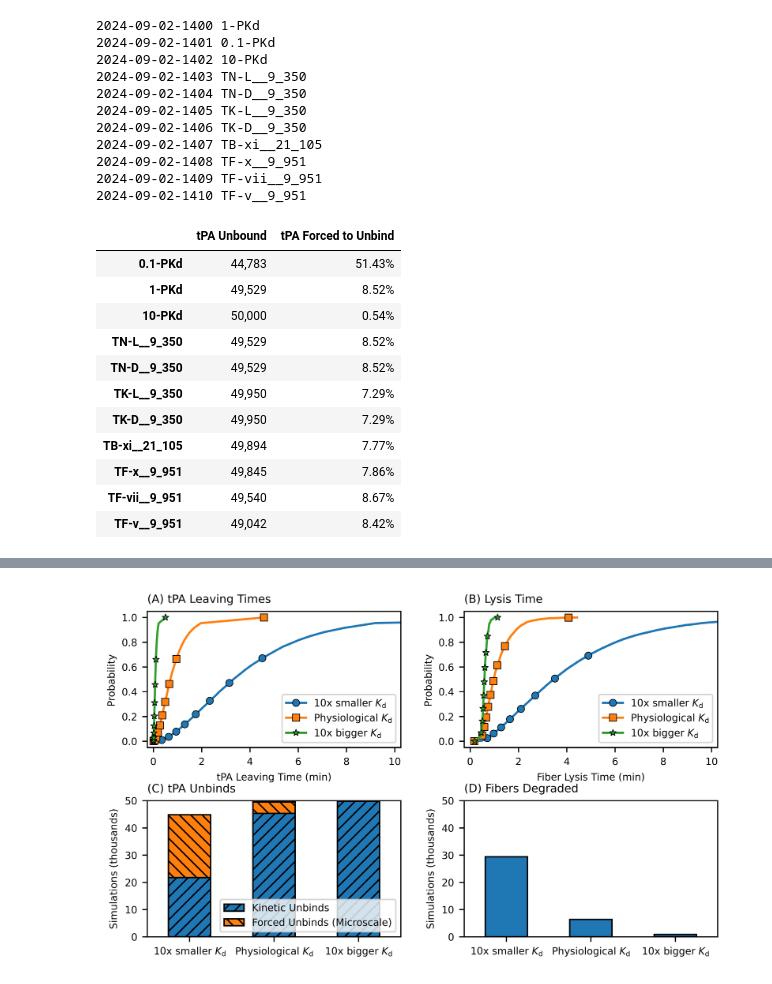
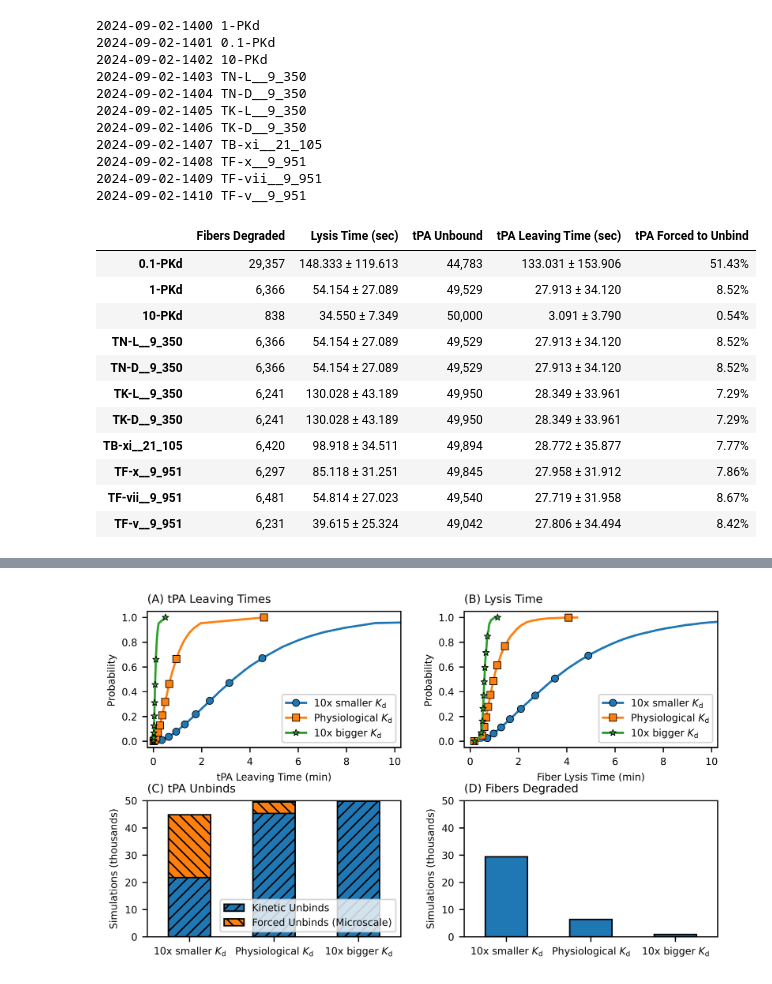
Before and after one commit to UCO-OpResearch/lysis, a Jupyter notebook: src/python/Jupyter Notebooks/2024-09-02-1400 - F-Micro Multi-Process.ipynb, the cells around one changed output, grey strips where cells are left out. Drawn from its saved outputs; the diff is of its cells as text; code cells hidden in the pictures.

```diff
--- a/src/python/Jupyter Notebooks/2024-09-02-1400 - F-Micro Multi-Process.ipynb
+++ b/src/python/Jupyter Notebooks/2024-09-02-1400 - F-Micro Multi-Process.ipynb
@@ -402,2 +406,6 @@ tPA_self_unbind.shape
 # %%
-tPA_self_unbind.min()
+set_size = e.micro_params.simulations // 100
+tPA_leave_time = np.fromfile(os.path.join(e.os_path, f"tPA_time_{file_code}.dat"))
+indices = tPA_leave_time.argsort()
+tPA_leave_time[indices[0]], tPA_leave_time[indices[-1]]
+tsectPA = np.append([0], tPA_leave_time[indices[set_size - 1 :: set_size]])
@@ -405,0 +412,11 @@ tPA_self_unbind.min()
+# %%
+lysis_complete = np.fromfile(os.path.join(e.os_path, f"lyscomplete_{file_code}.dat"), dtype=np.int32).astype(
+    bool
+)
+simulation_complete_time = np.fromfile(os.path.join(e.os_path, f"lysis_{file_code}.dat"))
+lysis_time = simulation_complete_time
+lysis_time[~lysis_complete] = 6000
+lysis_time_stacked = np.stack(
+    [np.sort(lysis_time[indices[i * set_size : (i + 1) * set_size]]) for i in range(100)]
+)
+lysis_time_stacked
@@ -469,42 +500,42 @@ for run in runs:
 # %%
 mean_std_string = "{mean:.3f} \u00B1 {std:.3f}"
 microscale_df = pd.DataFrame(columns=scenarios["descriptor"])
-# microscale_df.loc["Fibers Degraded"] = [
-#     f"{np.count_nonzero(lysis_times[scen][lysis_times[scen] < 6000]):,}" for scen in scenarios["descriptor"]
-# ]
-# microscale_df.loc["Lysis Time (sec)"] = [
-#     mean_std_string.format(
-#         mean=np.mean(lysis_times[scen][lysis_times[scen] < 6000]),
-#         std=np.std(lysis_times[scen][lysis_times[scen] < 6000]),
-#     )
-#     for scen in scenarios["descriptor"]
-# ]
+microscale_df.loc["Fibers Degraded"] = [
+    f"{np.count_nonzero(lysis_times[scen][lysis_times[scen] < 6000]):,}" for scen in scenarios["descriptor"]
+]
+microscale_df.loc["Lysis Time (sec)"] = [
+    mean_std_string.format(
+        mean=np.mean(lysis_times[scen][lysis_times[scen] < 6000]),
+        std=np.std(lysis_times[scen][lysis_times[scen] < 6000]),
+    )
+    for scen in scenarios["descriptor"]
+]
 microscale_df.loc["tPA Unbound"] = [
     f"{np.count_nonzero(tPA_forced_unbind[scen]) + np.count_nonzero(tPA_kinetic_unbind[scen]):,}"
     for scen in scenarios["descriptor"]
 ]
-# microscale_df.loc["tPA Leaving Time (sec)"] = [
-#     mean_std_string.format(mean=np.mean(tPA_leaving_times[scen]), std=np.std(tPA_leaving_times[scen]))
-#     for scen in scenarios["descriptor"]
-# ]
+microscale_df.loc["tPA Leaving Time (sec)"] = [
+    mean_std_string.format(mean=np.mean(tPA_leaving_times[scen]), std=np.std(tPA_leaving_times[scen]))
+    for scen in scenarios["descriptor"]
+]
 microscale_df.loc["tPA Forced to Unbind"] = [
     f"{np.count_nonzero(tPA_forced_unbind[scen]) / (np.count_nonzero(tPA_forced_unbind[scen]) + np.count_nonzero(tPA_kinetic_unbind[scen])):.2%}"
     for scen in scenarios["descriptor"]
 ]
 microscale_df.T
 # %% [output]
-|  | tPA Unbound | tPA Forced to Unbind |
-| 0.1-PKd | 44,783 | 51.43% |
-| 1-PKd | 49,529 | 8.52% |
-| 10-PKd | 50,000 | 0.54% |
-| TN-L__9_350 | 49,529 | 8.52% |
-| TN-D__9_350 | 49,529 | 8.52% |
-| TK-L__9_350 | 49,950 | 7.29% |
-| TK-D__9_350 | 49,950 | 7.29% |
-| TB-xi__21_105 | 49,894 | 7.77% |
-| TF-x__9_951 | 49,845 | 7.86% |
-| TF-vii__9_951 | 49,540 | 8.67% |
-| TF-v__9_951 | 49,042 | 8.42% |
+|  | Fibers Degraded | Lysis Time (sec) | tPA Unbound | tPA Leaving Time (sec) | tPA Forced to Unbind |
+| 0.1-PKd | 29,357 | 148.333 ± 119.613 | 44,783 | 133.031 ± 153.906 | 51.43% |
+| 1-PKd | 6,366 | 54.154 ± 27.089 | 49,529 | 27.913 ± 34.120 | 8.52% |
+| 10-PKd | 838 | 34.550 ± 7.349 | 50,000 | 3.091 ± 3.790 | 0.54% |
+| TN-L__9_350 | 6,366 | 54.154 ± 27.089 | 49,529 | 27.913 ± 34.120 | 8.52% |
+| TN-D__9_350 | 6,366 | 54.154 ± 27.089 | 49,529 | 27.913 ± 34.120 | 8.52% |
+| TK-L__9_350 | 6,241 | 130.028 ± 43.189 | 49,950 | 28.349 ± 33.961 | 7.29% |
+| TK-D__9_350 | 6,241 | 130.028 ± 43.189 | 49,950 | 28.349 ± 33.961 | 7.29% |
+| TB-xi__21_105 | 6,420 | 98.918 ± 34.511 | 49,894 | 28.772 ± 35.877 | 7.77% |
+| TF-x__9_951 | 6,297 | 85.118 ± 31.251 | 49,845 | 27.958 ± 31.912 | 7.86% |
+| TF-vii__9_951 | 6,481 | 54.814 ± 27.023 | 49,540 | 27.719 ± 31.958 | 8.67% |
+| TF-v__9_951 | 6,231 | 39.615 ± 25.324 | 49,042 | 27.806 ± 34.494 | 8.42% |
 # %%
 letters = np.array([["(A)", "(B)"], ["(C)", "(D)"]])
 fig, axs = plt.subplots(
```
Also changed, not shown: parts of 13 cells of this notebook, 4 other files.
